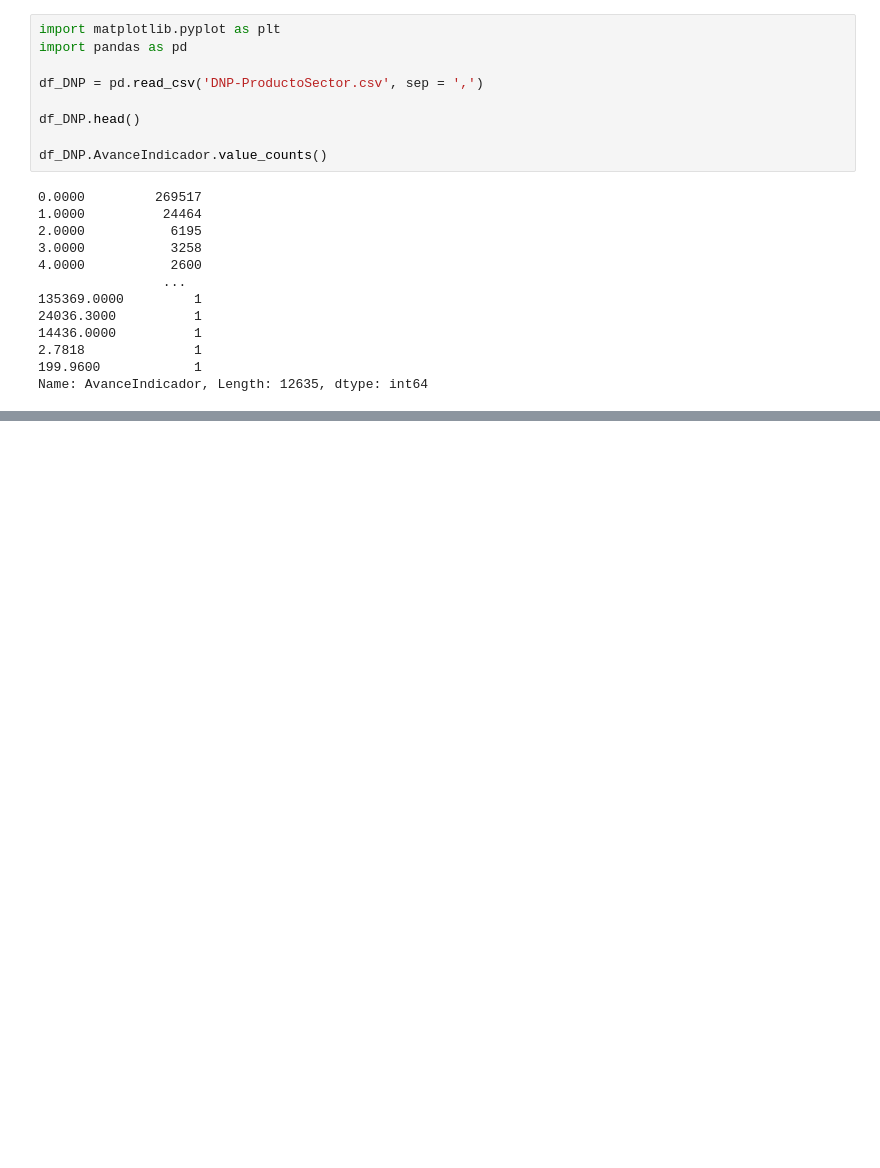
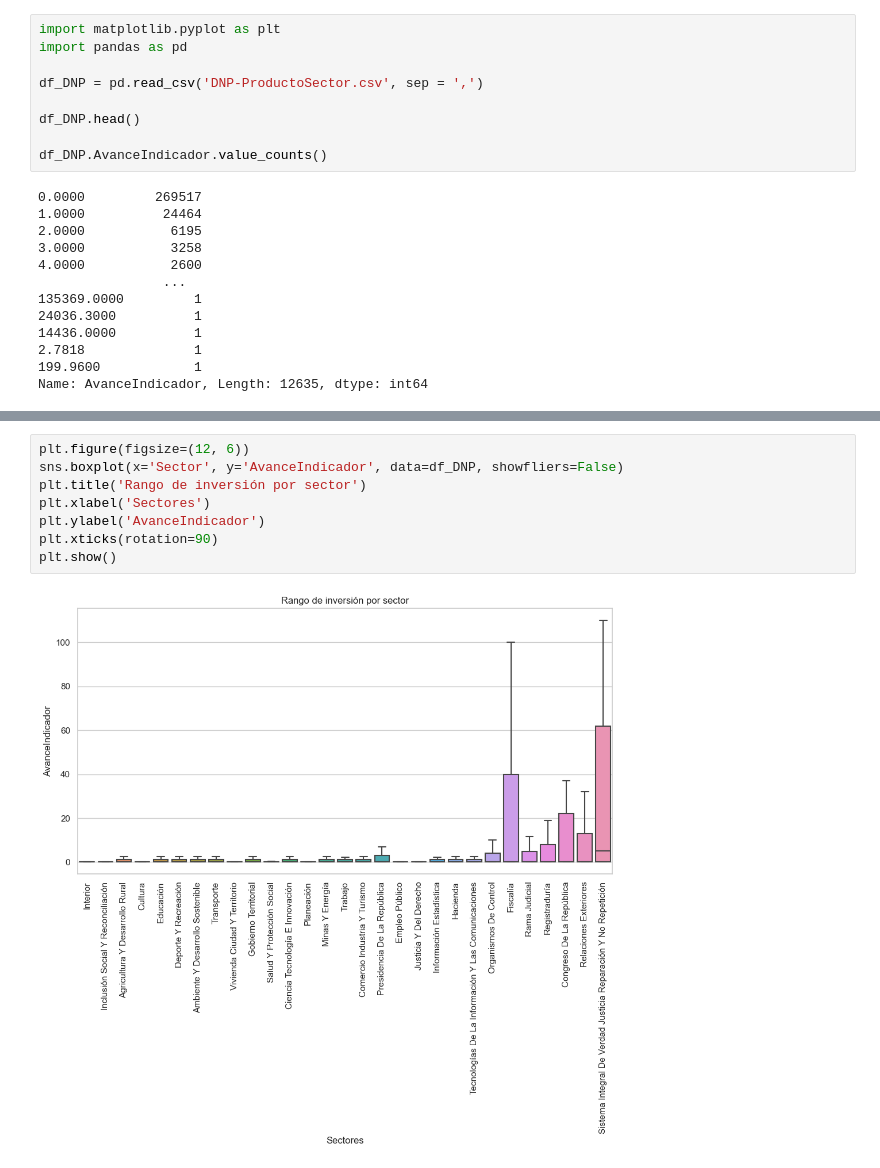
Before and after one commit to MayelinAguilar/Task1_DatasetProject, a Jupyter notebook: Actividad_Visualizacion.ipynb, the cells around one changed output, grey strips where cells are left out. Drawn from its saved outputs; the diff is of its cells as text; blank space fills up the shorter version.

```diff
--- a/Actividad_Visualizacion.ipynb
+++ b/Actividad_Visualizacion.ipynb
@@ -188,0 +201,10 @@ plt.show()
+# %%
+plt.figure(figsize=(12, 6))
+sns.boxplot(x='Sector', y='AvanceIndicador', data=df_DNP, showfliers=False)
+plt.title('Rango de inversión por sector')
+plt.xlabel('Sectores')
+plt.ylabel('AvanceIndicador')
+plt.xticks(rotation=90)
+plt.show()
+# %% [output]
+[figure, added]
```
Also changed, not shown: parts of 10 cells of this notebook.
